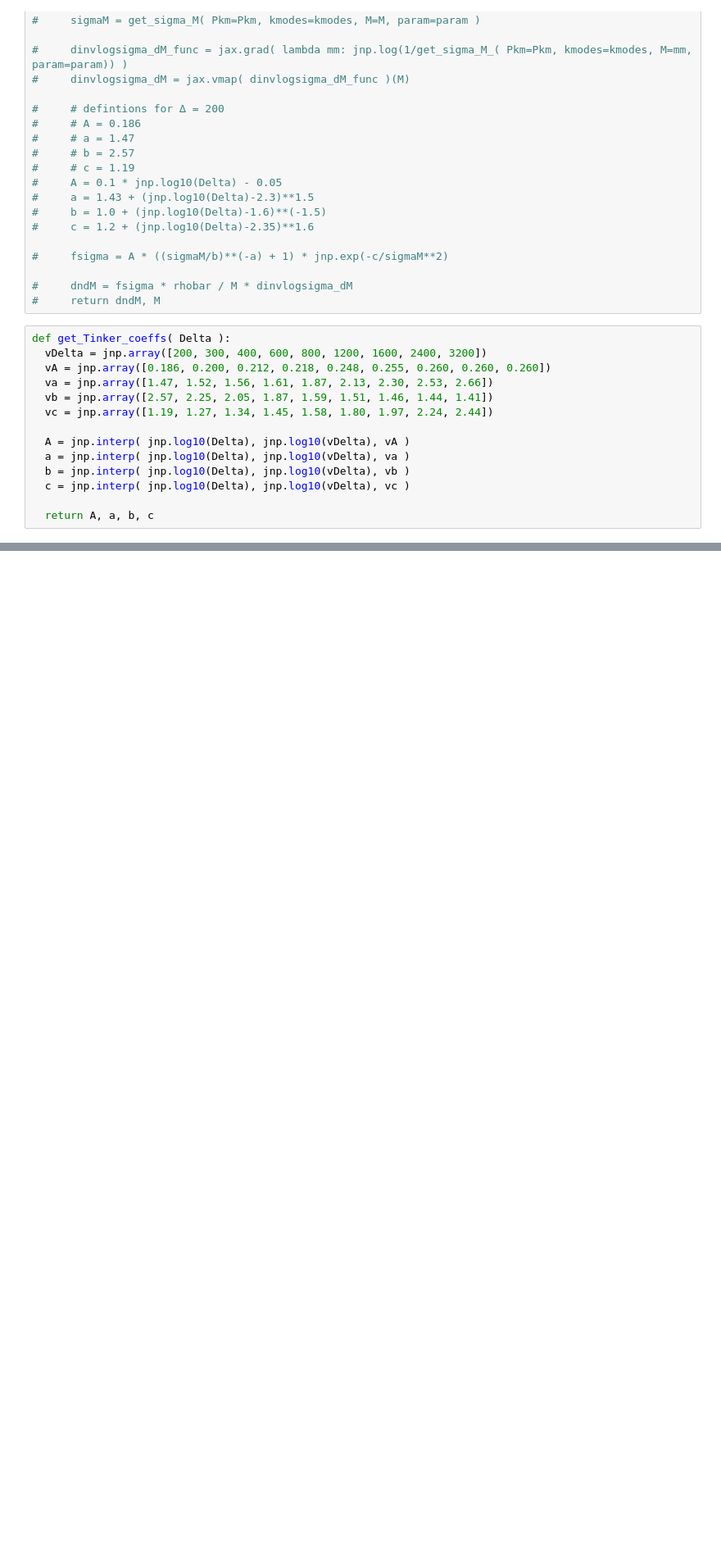
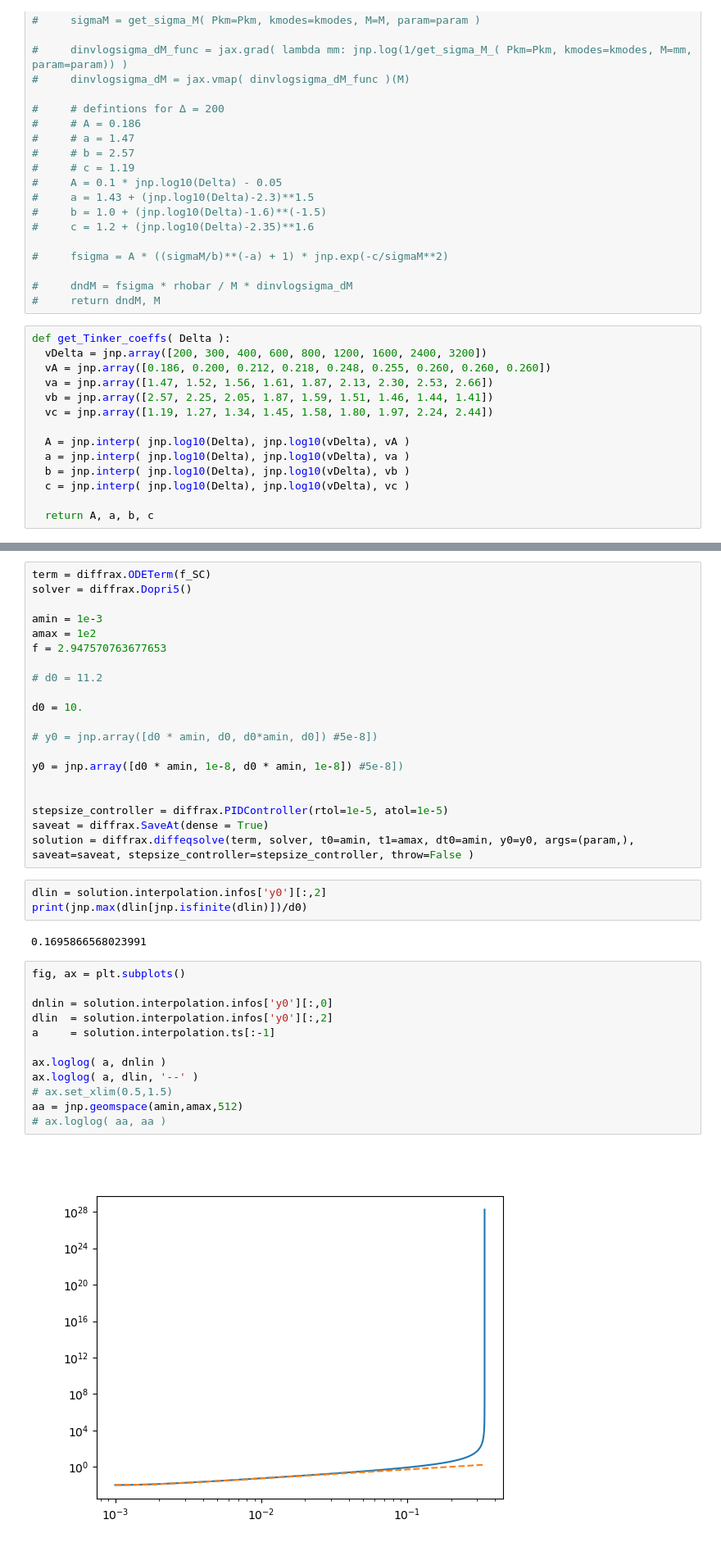
Before and after one commit to ohahn/DISCO-EB, a Jupyter notebook: nb_massfunctions.ipynb, the cells around one changed output, grey strips where cells are left out. Shown at 82% size. Drawn from its saved outputs; the diff is of its cells as text; blank space fills up the shorter version.

```diff
--- a/nb_massfunctions.ipynb
+++ b/nb_massfunctions.ipynb
@@ -265,0 +403,39 @@ fMiraTitan_test     = res_test[0][0,...]
+# %%
+term = diffrax.ODETerm(f_SC)
+solver = diffrax.Dopri5()
+
+amin = 1e-3
+amax = 1e2
+f = 2.947570763677653
+
+# d0 = 11.2
+
+d0 = 10.
+
+# y0 = jnp.array([d0 * amin, d0, d0*amin, d0]) #5e-8])
+
+y0 = jnp.array([d0 * amin, 1e-8, d0 * amin, 1e-8]) #5e-8])
+
+
+stepsize_controller = diffrax.PIDController(rtol=1e-5, atol=1e-5)
+saveat = diffrax.SaveAt(dense = True)
+solution = diffrax.diffeqsolve(term, solver, t0=amin, t1=amax, dt0=amin, y0=y0, args=(param,), saveat=saveat, stepsize_controller=stepsize_controller, throw=False )
+# %%
+dlin = solution.interpolation.infos['y0'][:,2]
+print(jnp.max(dlin[jnp.isfinite(dlin)])/d0)
+# %% [output]
+0.1695866568023991
+# %%
+fig, ax = plt.subplots()
+
+dnlin = solution.interpolation.infos['y0'][:,0]
+dlin  = solution.interpolation.infos['y0'][:,2]
+a     = solution.interpolation.ts[:-1]
+
+ax.loglog( a, dnlin )
+ax.loglog( a, dlin, '--' )
+# ax.set_xlim(0.5,1.5)
+aa = jnp.geomspace(amin,amax,512)
+# ax.loglog( aa, aa )
+# %% [output]
+[figure, added]
```
Also changed, not shown: parts of 15 cells of this notebook, 1 other file.
